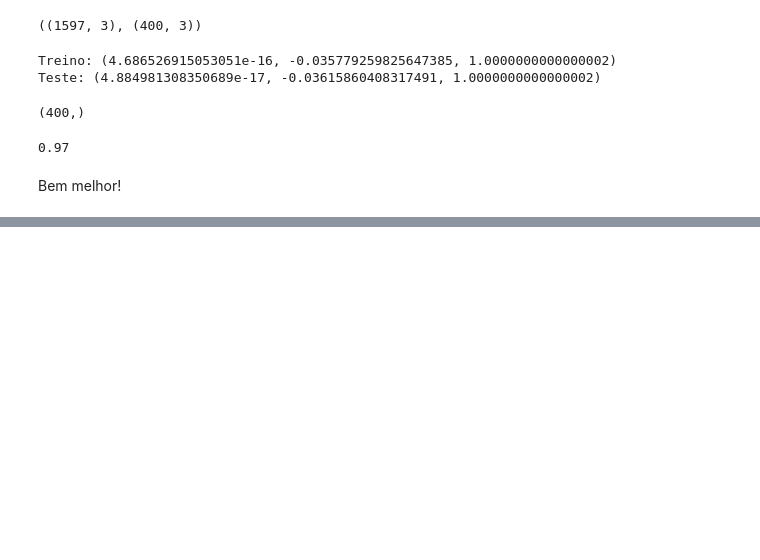
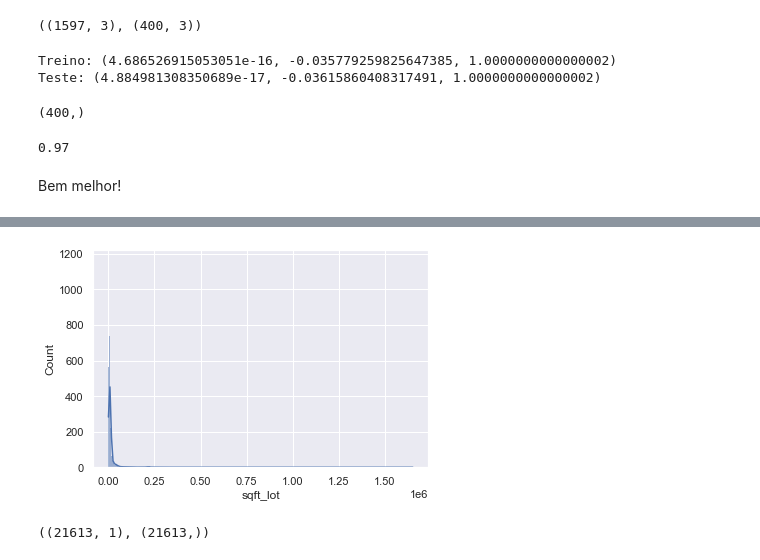
Before and after one commit to njuliacsouza/_IAExpert, a Jupyter notebook: 4. Estatística para Ciência de Dados e Machine Learning/5.02 - Modelos ML e distribuições.ipynb, the cells around one changed output, grey strips where cells are left out. Saved outputs shown, nothing was run; the diff lists cells and outputs as text; code cells hidden in the pictures; blank space fills up the shorter version.

```diff
--- a/4. Estatística para Ciência de Dados e Machine Learning/5.02 - Modelos ML e distribuições.ipynb
+++ b/4. Estatística para Ciência de Dados e Machine Learning/5.02 - Modelos ML e distribuições.ipynb
@@ -214,0 +239,10 @@ Bem melhor!
+# %%
+srn.histplot(df_houses['sqft_lot'], kde=True);
+# %% [output]
+[figure, added]
+# %%
+X = df_houses['sqft_living'].values.reshape(-1,1)  # matriz
+y = df_houses['price'].values
+X.shape, y.shape
+# %% [output]
+((21613, 1), (21613,))
```
Also changed, not shown: parts of 5 cells of this notebook.
